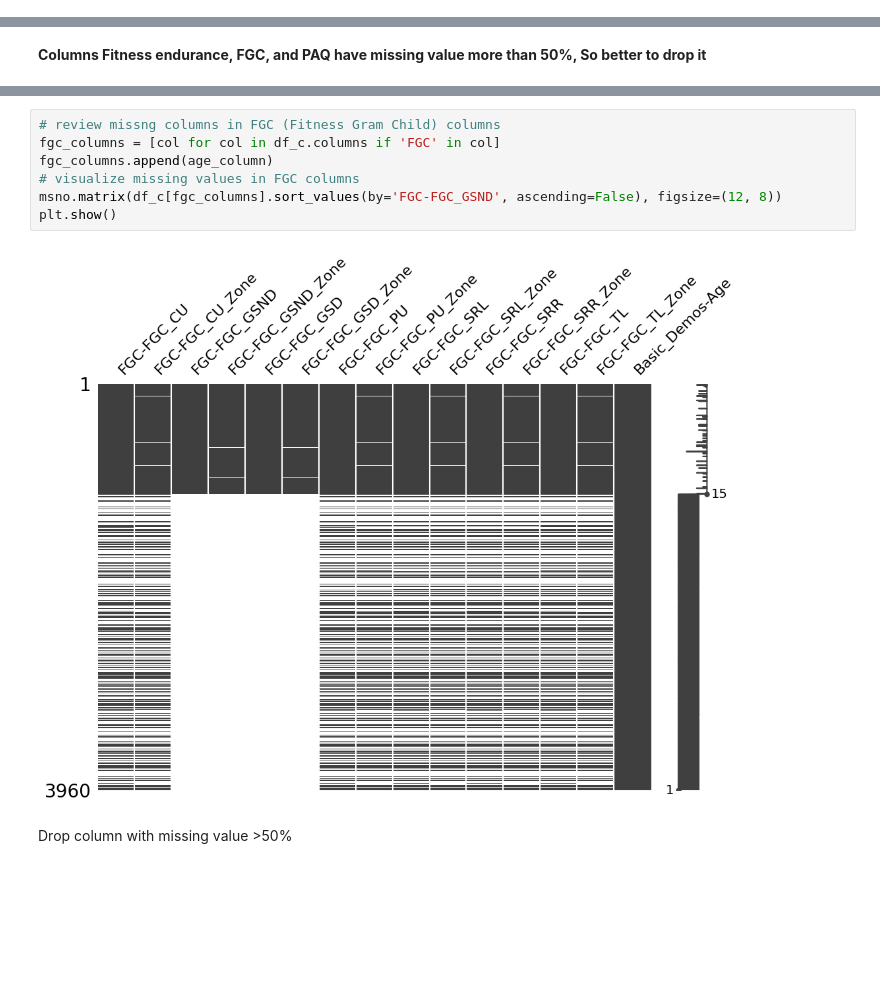
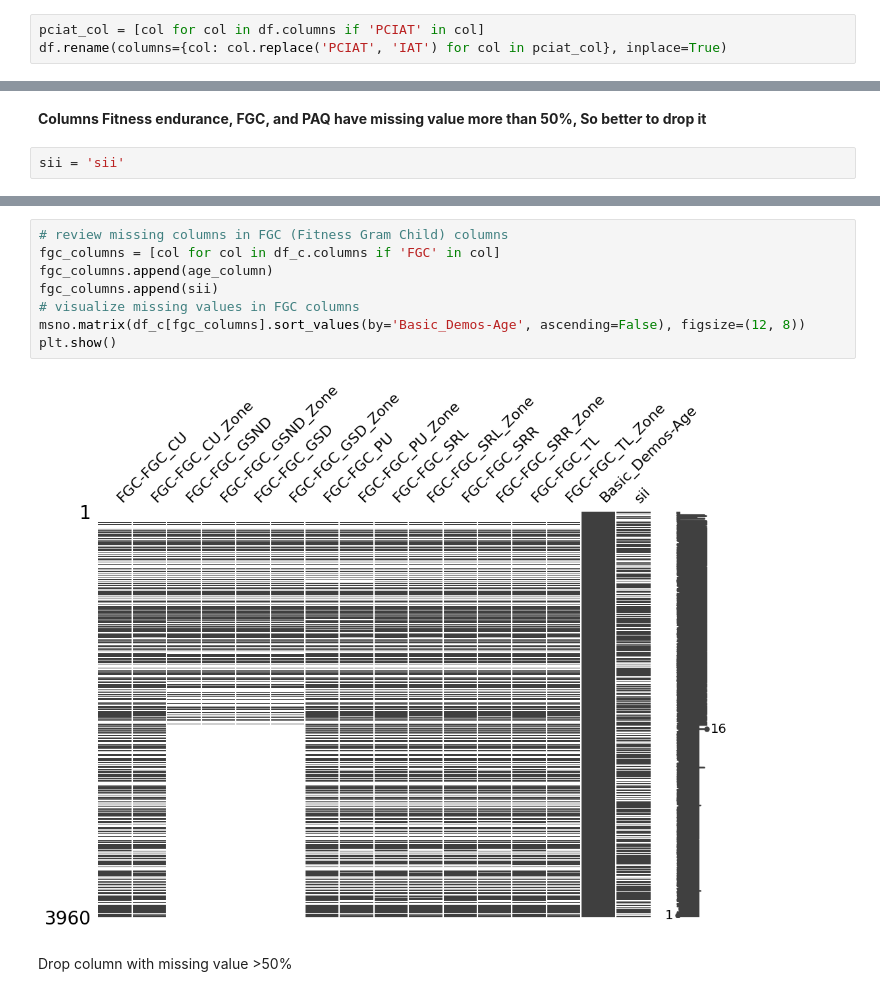
Before and after one commit to MufadhaTiohandra/skripsi, a Jupyter notebook: preprocessing.ipynb, the cells around one changed output, grey strips where cells are left out. Saved outputs shown, nothing was run; the diff lists cells and outputs as text; blank space fills up the shorter version.

```diff
--- a/preprocessing.ipynb
+++ b/preprocessing.ipynb
@@ -9,6 +9,9 @@ df = pd.read_csv('train.csv')
 # %%
 RANDOM_SEED = 42
 np.random.seed(RANDOM_SEED)
+# %%
+pciat_col = [col for col in df.columns if 'PCIAT' in col]
+df.rename(columns={col: col.replace('PCIAT', 'IAT') for col in pciat_col}, inplace=True)
 # %% [markdown]
 ## **EDA & PREPROCESSING**
 # %%
@@ -117,6 +120,8 @@ with pd.option_context('display.max_rows', None):
 # %% [markdown]
 **Columns Fitness endurance, FGC, and PAQ have missing value more than 50%,
 So better to drop it**
+# %%
+sii = 'sii'
 # %%
 age_column = 'Basic_Demos-Age'
 # review missing value in physical measurements
@@ -140,12 +147,13 @@ plt.show()
 # %%
-# review missng columns in FGC (Fitness Gram Child) columns
+# review missing columns in FGC (Fitness Gram Child) columns
 fgc_columns = [col for col in df_c.columns if 'FGC' in col]
 fgc_columns.append(age_column)
+fgc_columns.append(sii)
 # visualize missing values in FGC columns
-msno.matrix(df_c[fgc_columns].sort_values(by='FGC-FGC_GSND', ascending=False), figsize=(12, 8))
+msno.matrix(df_c[fgc_columns].sort_values(by='Basic_Demos-Age', ascending=False), figsize=(12, 8))
 plt.show()
 # %% [output]
-[figure, old version]
+[figure, new version]
 # %% [markdown]
 Drop column with missing value >50%
 # %%
```
Also changed, not shown: parts of 21 cells of this notebook, 1 other file.
